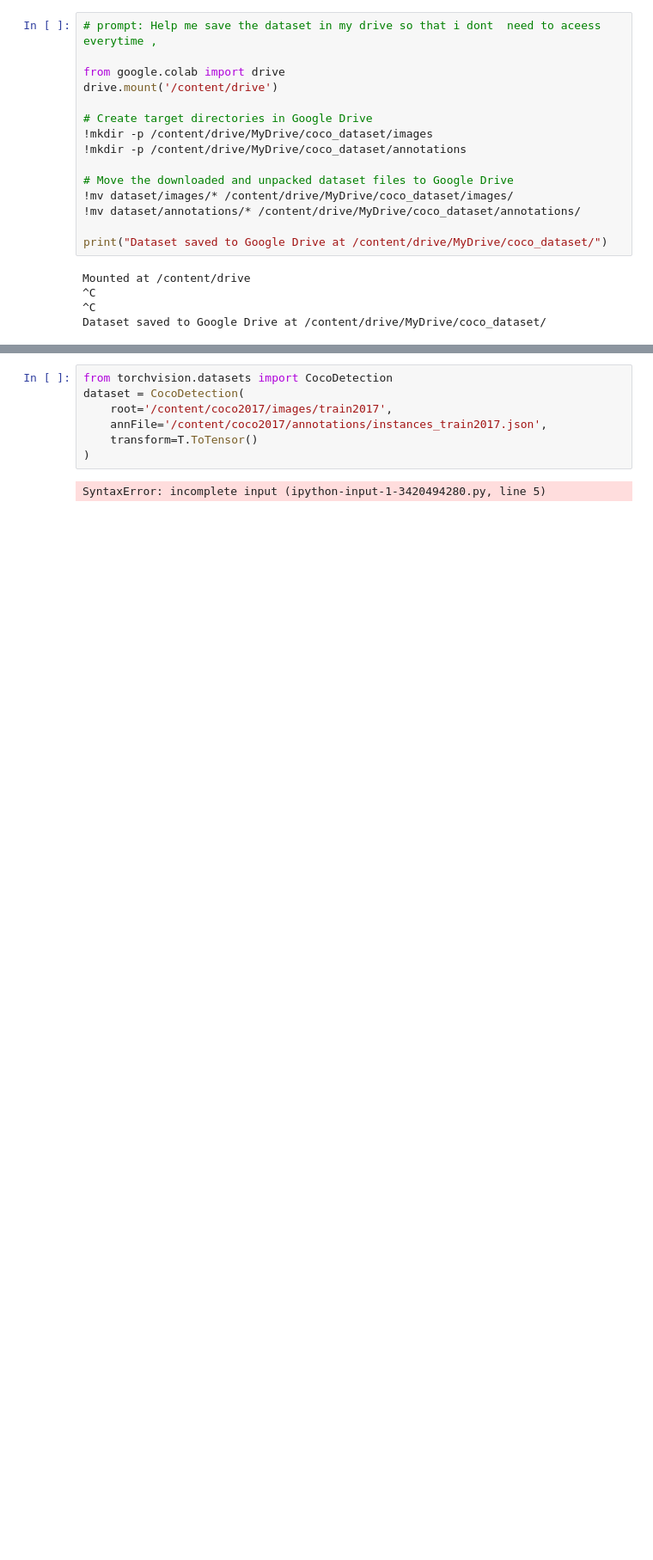
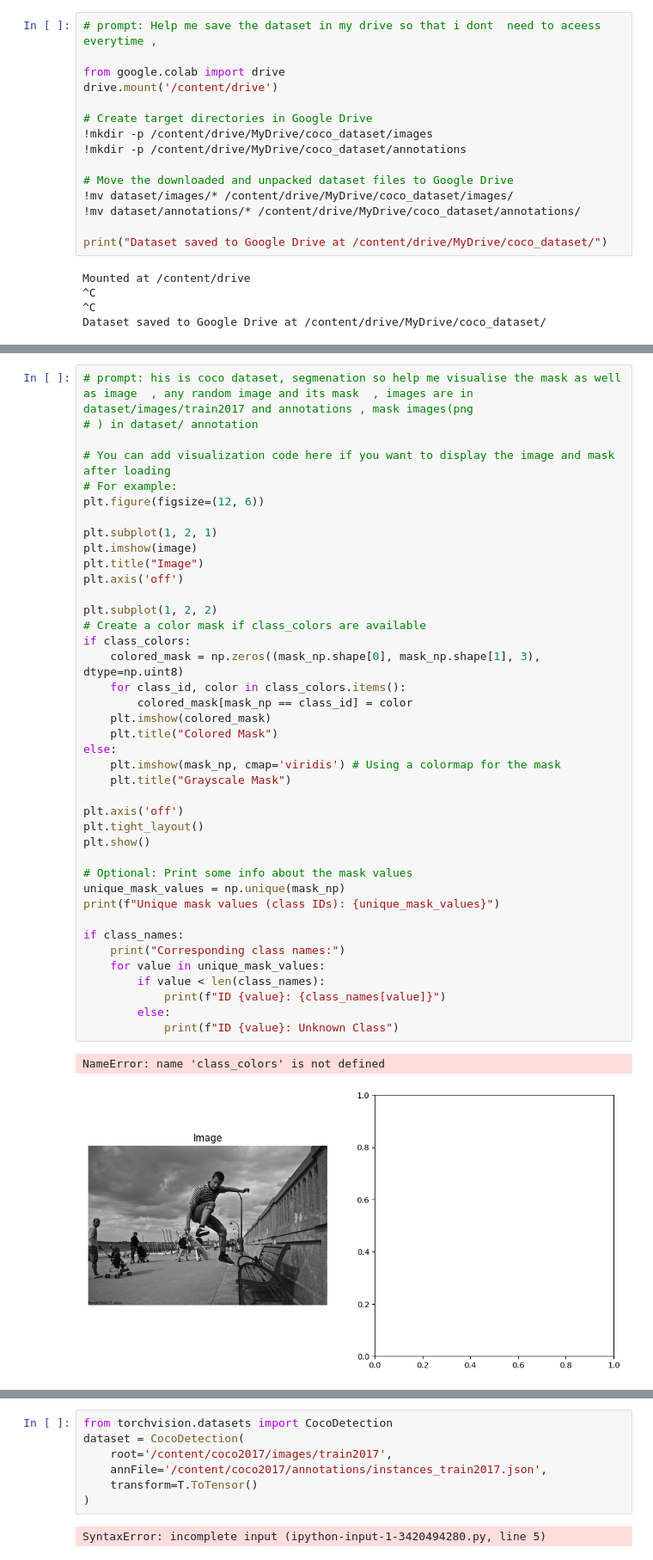
Before and after one commit to praymesh/VLM-SEGMENTATION, a Jupyter notebook: Visual_Encoder.ipynb, the cells around one changed output, grey strips where cells are left out. Shown at 86% size. Cells and saved outputs as stored; diff of their text form; blank space fills up the shorter version.

```diff
--- a/Visual_Encoder.ipynb
+++ b/Visual_Encoder.ipynb
@@ -212,0 +229,43 @@ else:
+# %%
+# prompt: his is coco dataset, segmenation so help me visualise the mask as well as image  , any random image and its mask  , images are in dataset/images/train2017 and annotations , mask images(png
+# ) in dataset/ annotation
+
+# You can add visualization code here if you want to display the image and mask after loading
+# For example:
+plt.figure(figsize=(12, 6))
+
+plt.subplot(1, 2, 1)
+plt.imshow(image)
+plt.title("Image")
+plt.axis('off')
+
+plt.subplot(1, 2, 2)
+# Create a color mask if class_colors are available
+if class_colors:
+    colored_mask = np.zeros((mask_np.shape[0], mask_np.shape[1], 3), dtype=np.uint8)
+    for class_id, color in class_colors.items():
+        colored_mask[mask_np == class_id] = color
+    plt.imshow(colored_mask)
+    plt.title("Colored Mask")
+else:
+    plt.imshow(mask_np, cmap='viridis') # Using a colormap for the mask
+    plt.title("Grayscale Mask")
+
+plt.axis('off')
+plt.tight_layout()
+plt.show()
+
+# Optional: Print some info about the mask values
+unique_mask_values = np.unique(mask_np)
+print(f"Unique mask values (class IDs): {unique_mask_values}")
+
+if class_names:
+    print("Corresponding class names:")
+    for value in unique_mask_values:
+        if value < len(class_names):
+            print(f"ID {value}: {class_names[value]}")
+        else:
+            print(f"ID {value}: Unknown Class")
+# %% [output]
+NameError: name 'class_colors' is not defined
+[figure, added]
```
Also changed, not shown: parts of 9 cells of this notebook.
